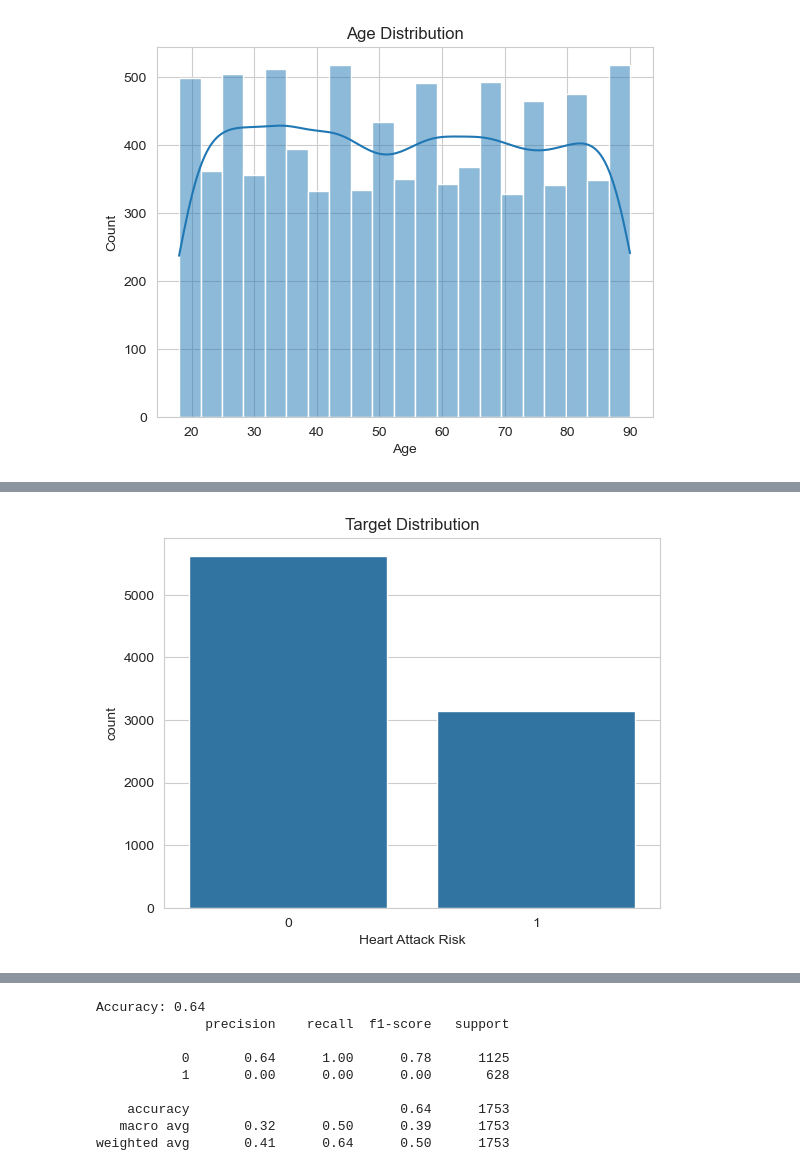
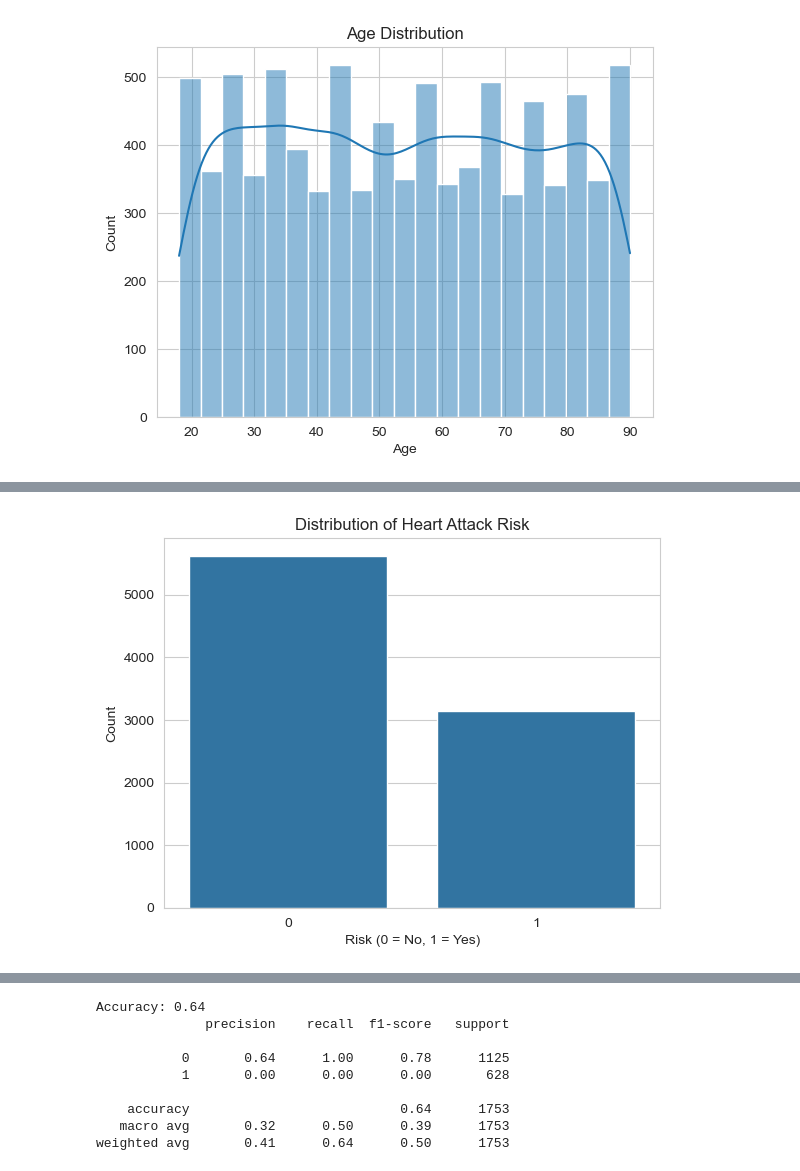
Before and after one commit to Luksh/AI-Level-6, a Jupyter notebook: Untitled2.ipynb, the cells around one changed output, grey strips where cells are left out. Drawn from its saved outputs; the diff is of its cells as text; code cells hidden in the pictures.

```diff
--- a/Untitled2.ipynb
+++ b/Untitled2.ipynb
@@ -115,6 +161,9 @@ plt.show()
-# %%
-sns.countplot(x="Heart Attack Risk", data=df_cleaned)
-plt.title("Target Distribution")
-plt.show()
-# %% [output]
-[figure, removed]
+# %%
+sns.countplot(x="Heart Attack Risk", data=df_cleaned)
+
+plt.title("Distribution of Heart Attack Risk")
+plt.xlabel("Risk (0 = No, 1 = Yes)")
+plt.ylabel("Count")
+plt.show()
+# %% [output]
+[figure, added]
```
Also changed, not shown: parts of 22 cells of this notebook.
